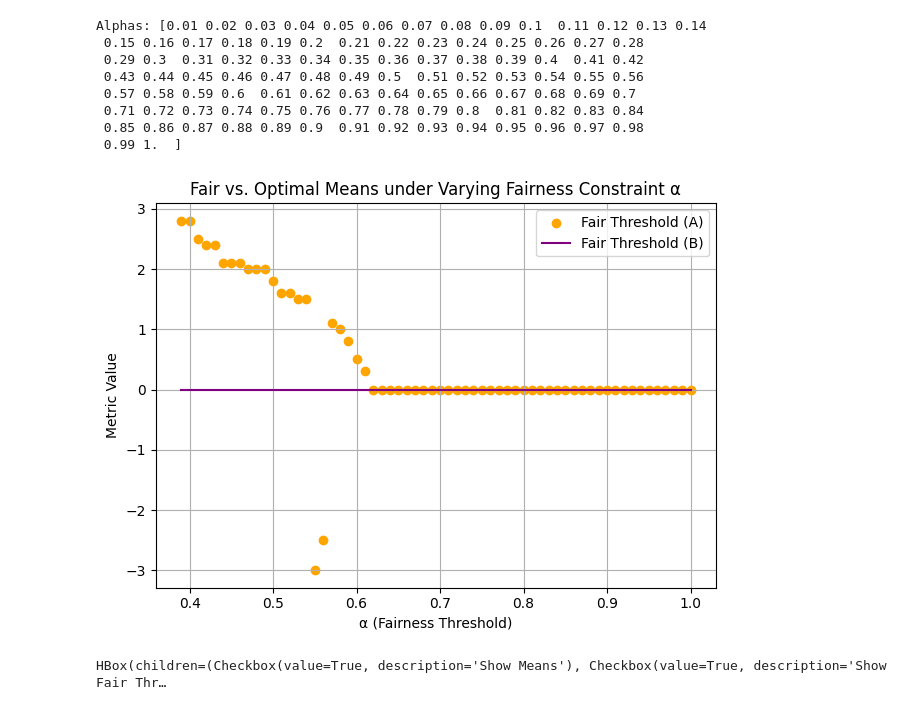
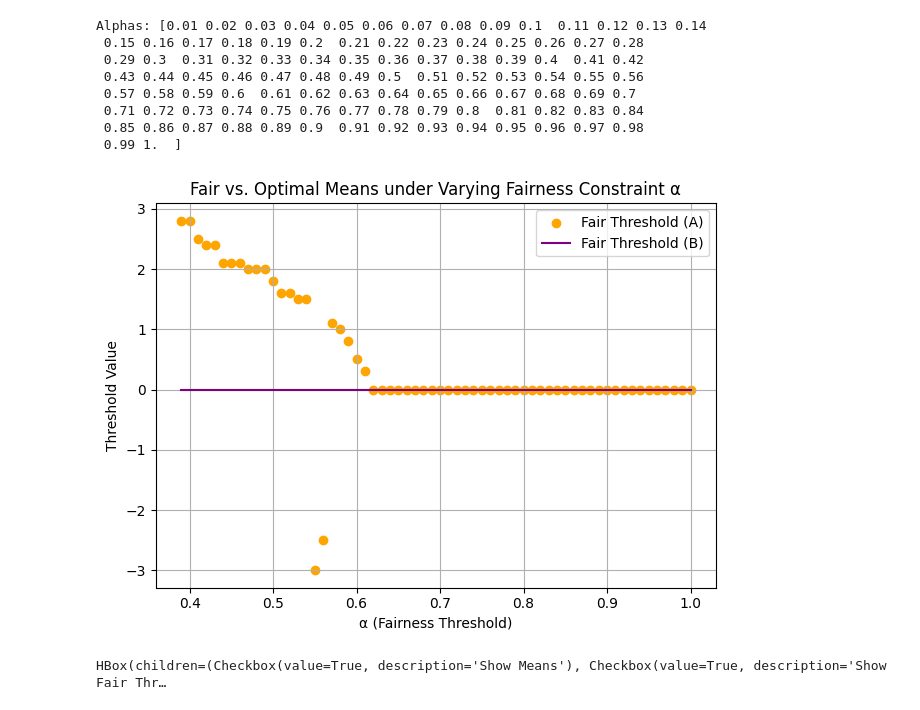
Before and after one commit to joeljins/RoAR, a Jupyter notebook: fairness/fair_thresholding_alt.ipynb, the cells around one changed output. Cells and saved outputs as stored; diff of their text form; code cells hidden in the pictures.

```diff
--- a/fairness/fair_thresholding_alt.ipynb
+++ b/fairness/fair_thresholding_alt.ipynb
@@ -71,15 +76,15 @@ for alpha in tqdm(alphas):
 # %%
 plt.scatter(x_alphas, y_thresh_A, label="Fair Threshold (A)", color='orange')
 plt.plot(x_alphas, y_thresh_B, label="Fair Threshold (B)", color='purple')
 plt.title("Fair vs. Optimal Means under Varying Fairness Constraint α")
 plt.xlabel("α (Fairness Threshold)")
-plt.ylabel("Metric Value")
+plt.ylabel("Threshold Value")
 plt.legend()
 plt.grid(True)
 plt.tight_layout()
 plt.show()
 # %% [output]
-[figure, old version]
+[figure, new version]
 # %%
 def plot_fairness(show_means=True, show_fair_thresholds=True, show_opt_thresholds=True, show_utility=True):
     plt.figure(figsize=(10, 6))
```
Also changed, not shown: parts of 6 cells of this notebook, 1 other file.
